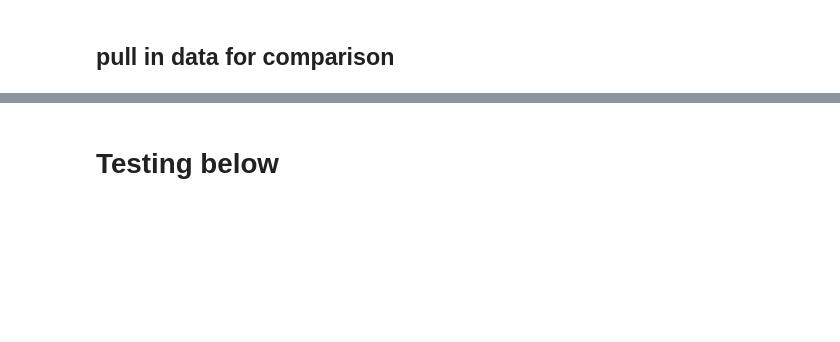
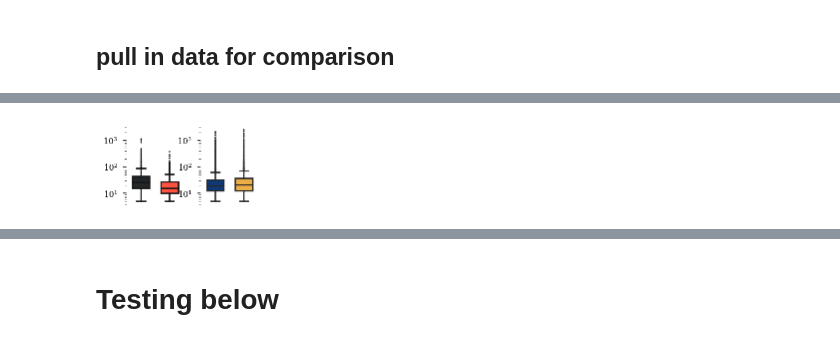
Before and after one commit to ryanharvey1/cell_assembly_replay, a Jupyter notebook: notebooks/cell_assembly.ipynb, the cells around one changed output, grey strips where cells are left out. Cells and saved outputs as stored; diff of their text form; code cells hidden in the pictures; blank space fills up the shorter version.

```diff
--- a/notebooks/cell_assembly.ipynb
+++ b/notebooks/cell_assembly.ipynb
@@ -92,0 +306,30 @@ for item in results.keys():
+# %%
+fig, axs = plt.subplots(1,2, figsize=functions.set_size('thesis', fraction=.4, subplots=(1, 1)), edgecolor='k')
+fig.subplots_adjust(hspace = 0, wspace=.3)
+axs = axs.ravel()
+
+sns.set_palette(sns.color_palette([group_colors['controlca1'],group_colors['paeca1']]))
+g=sns.boxplot(x="group", y="assembl_strength", data=df2[(df2.area=='ca1')],
+            width=.6,ax=axs[0],saturation=1,fliersize=.5)
+axs[0].axes.get_xaxis().set_ticks([])
+g.set(xlabel=None)
+g.set(ylabel=None)
+
+
+sns.set_palette(sns.color_palette([group_colors['controlca3'],group_colors['paeca3']]))
+g=sns.boxplot(x="group", y="assembl_strength", data=df2[(df2.area=='ca3')],
+            width=.6,ax=axs[1],saturation=1,fliersize=.5)
+axs[1].axes.get_xaxis().set_ticks([])
+g.set(xlabel=None)
+g.set(ylabel=None)
+
+axs[0].set_yscale("log")
+axs[1].set_yscale("log")
+
+axs[0].set_ylim(min(axs[0].get_ylim()[0],axs[1].get_ylim()[0]),max(axs[0].get_ylim()[1],axs[1].get_ylim()[1]))
+axs[1].set_ylim(min(axs[0].get_ylim()[0],axs[1].get_ylim()[0]),max(axs[0].get_ylim()[1],axs[1].get_ylim()[1]))
+
+sns.despine(trim=True, left=True, bottom=True)
+plt.savefig(os.path.join(fig_save_path,'assembl_strength_box.svg'),dpi=300,bbox_inches='tight')
+# %% [output]
+[figure, added]
```
Also changed, not shown: parts of 77 cells of this notebook.
